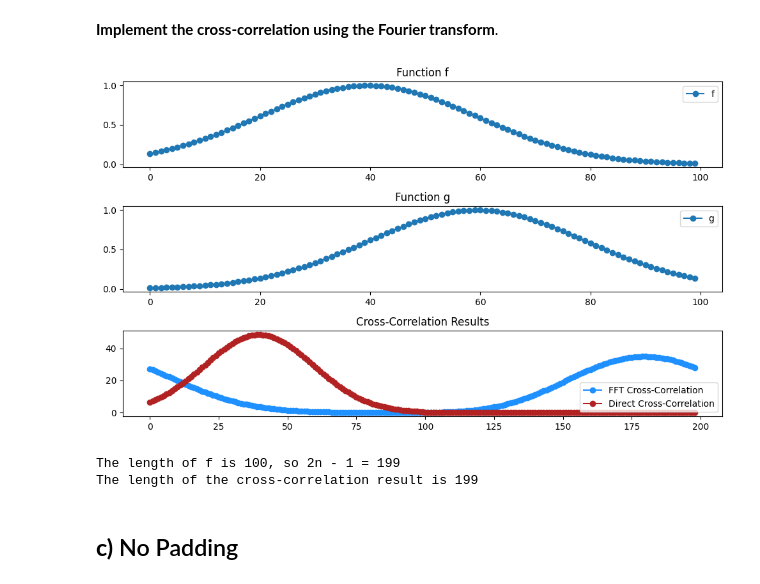
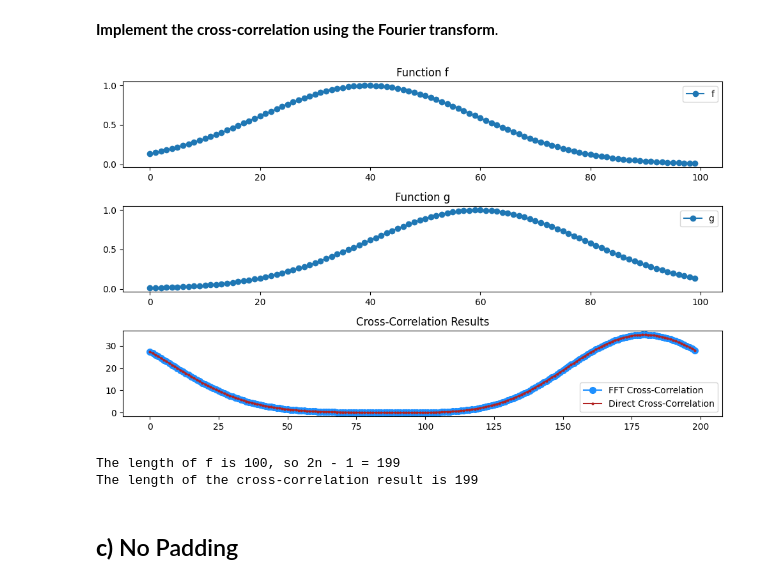
Before and after one commit to LFW25/PHYS512-Computational_Physics, a Jupyter notebook: Assignments/A7.ipynb, the cells around one changed output. Saved outputs shown, nothing was run; the diff lists cells and outputs as text; code cells hidden in the pictures.

```diff
--- a/Assignments/A7.ipynb
+++ b/Assignments/A7.ipynb
@@ -52,6 +52,9 @@ $$(-n + 1 + x) \leq y \leq x$$
 # %%
 import numpy as np
 import matplotlib.pyplot as plt
+
+def gaussian(x, a, b, c):
+    return a * np.exp(-(x - b)**2 / (2 * c**2))
 
 def cross_correlation(f, g):
     '''
@@ -67,25 +70,34 @@ def cross_correlation(f, g):
     m = len(g)
 
     result = np.zeros(2 * n - 1)
-    x_vals = np.arange(0, n) # y ranges from -(n-1) to n-1
+    x_vals = np.arange(0, n) # x ranges from -(n-1) to n-1
 
     # Compute the cross-correlation
-    for i in range(n):
-        x = x_vals[i]
+    for y in range(-(n-1), n): # y ranges from -(n-1) to n-1
         sum_val = 0
 
-        for y in range(-(n - 1 - x), x): # y ranges from (-n + 1 + x) to x to ensure x-y is in the range of [0, n)
+        for x in range(max(0, y), min(n, n + y)): # Only sum over the indices where f and g overlap
+            # max(0, y): when y is negative, x should start at 0
+            # min(n, n + y): when y is positive, x should end at n
+
             sum_val += f[x] * g[x - y]
 
-        result[i] = sum_val
+        result[y + (n-1)] = sum_val
+
+    # Shift the results array to account for the non-monotonic ordering of y
+    result = np.roll(result, n)
 
     return result
 
 # Example usage:
 n = 100
 m = 100
-f = np.exp(-(np.linspace(0, 5, n) - 2)**2)  # Gaussian function centered at 2
-g = np.exp(-(np.linspace(0, 5, m) - 3)**2)  # Gaussian function centered at 3
+
+L = 5
+x_f = np.linspace(0, L, n)
+x_g = np.linspace(0, L, m)
+f = gaussian(x_f, 1, 2, 1)  # Gaussian function centered at 2
+g = gaussian(x_g, 1, 3, 1)  # Gaussian function centered at 3
 
 result = cross_correlation(f, g)
 
@@ -103,7 +115,7 @@ plt.legend()
 plt.title('Function g')
 
 plt.subplot(3, 1, 3)
-plt.plot(result, 'o-', color = "firebrick", label='Direct Cross-Correlation')
+plt.plot(result, 'o-', color = "firebrick", ms = 2, label='Direct Cross-Correlation')
 plt.legend()
 plt.title('Cross-Correlation Results')
 
@@ -123,6 +135,7 @@ The length of the cross-correlation result is 199
 # %%
 import numpy as np
 import matplotlib.pyplot as plt
+
 def gaussian(x, a, b, c):
     return a * np.exp(-(x - b)**2 / (2 * c**2))
 
@@ -153,40 +166,41 @@ def cross_correlation_fft(f, g):
 n = 100
 m = 100
 
 L = 5
-x = np.linspace(0, L, n)
-f = gaussian(x, 1, 2, 1)  # Gaussian function centered at 2
-g = gaussian(x, 1, 3, 1)  # Gaussian function centered at 3
+x_f = np.linspace(0, L, n)
+x_g = np.linspace(0, L, m)
+f = gaussian(x_f, 1, 2, 1)  # Gaussian function centered at 2
+g = gaussian(x_g, 1, 3, 1)  # Gaussian function centered at 3
 
 result_fft = cross_correlation_fft(f, g)
 result_direct = cross_correlation(f, g)
 
-# Plotting4
+# Plotting
 plt.figure(figsize=(10, 6))
 
 plt.subplot(3, 1, 1)
 plt.plot(f, 'o-', label='f')
 plt.legend()
 plt.title('Function f')
 
 plt.subplot(3, 1, 2)
 plt.plot(g, 'o-', label='g')
 plt.legend()
 plt.title('Function g')
 
 plt.subplot(3, 1, 3)
-plt.plot(result_fft, 'o-', color = "dodgerblue", label='FFT Cross-Correlation')
-plt.plot(result_direct, 'o-', color = "firebrick", label='Direct Cross-Correlation')
+plt.plot(result_fft, 'o-', color = "dodgerblue", ms = 7, label='FFT Cross-Correlation')
+plt.plot(result_direct, 'o-', color = "firebrick", ms = 2, label='Direct Cross-Correlation')
 plt.legend()
 plt.title('Cross-Correlation Results')
 
 plt.tight_layout()
 plt.show()
 
 print(f'The length of f is {n}, so 2n - 1 = {2*n-1}')
 print('The length of the cross-correlation result is', len(result_fft))
 # %% [output]
-[figure, old version]
+[figure, new version]
 The length of f is 100, so 2n - 1 = 199
 The length of the cross-correlation result is 199
 # %% [markdown]
```
Also changed, not shown: parts of 7 cells of this notebook.
